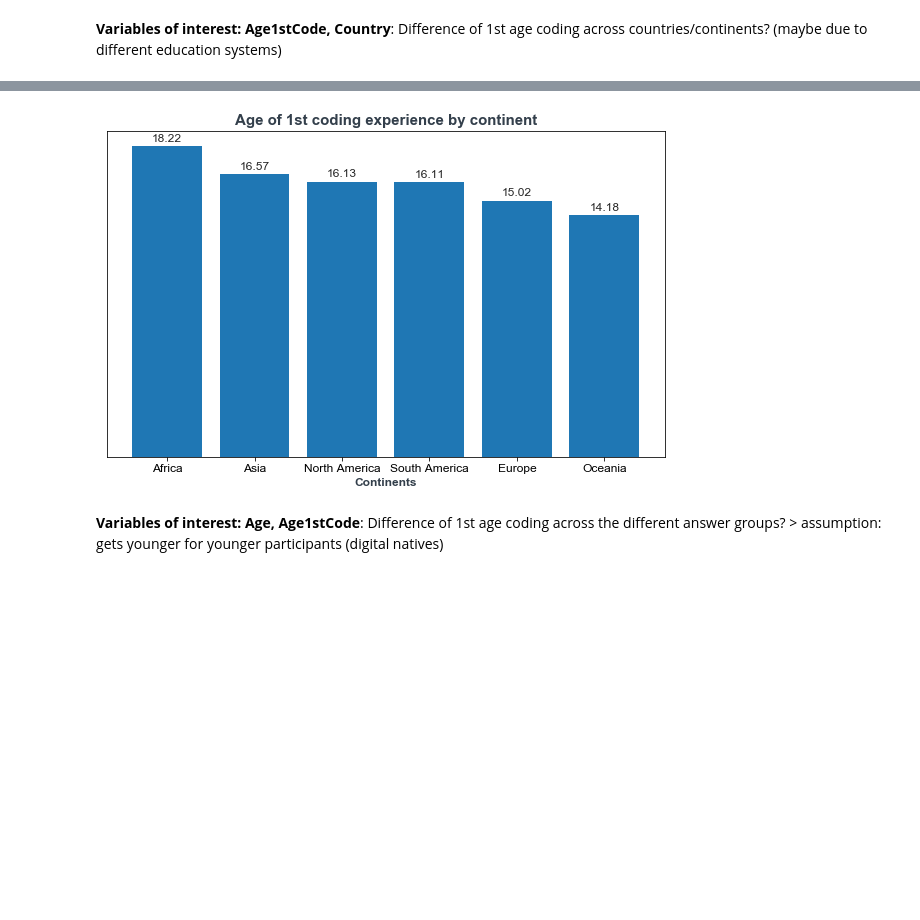
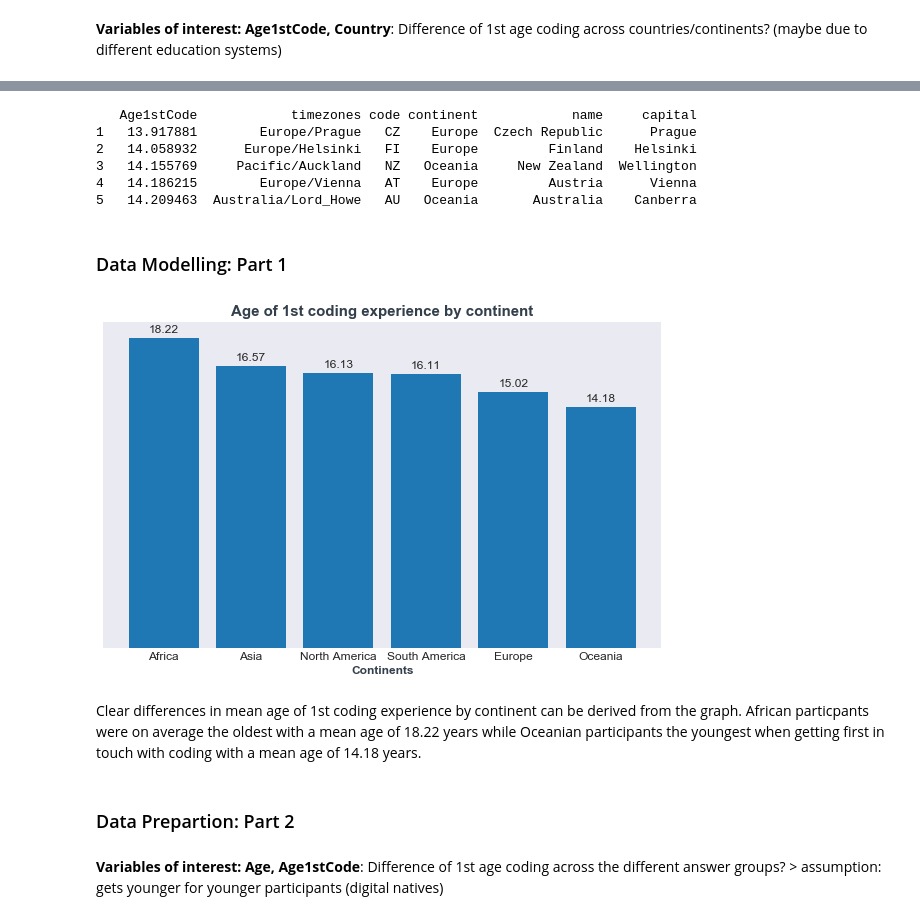
Before and after one commit to joerg-rechinger/udacity_dsnd_project1, a Jupyter notebook: Analyzing_Stackoverflow_2019_Survey.ipynb, the cells around one changed output, grey strips where cells are left out. Cells and saved outputs as stored; diff of their text form; code cells hidden in the pictures; blank space fills up the shorter version.

```diff
--- a/Analyzing_Stackoverflow_2019_Survey.ipynb
+++ b/Analyzing_Stackoverflow_2019_Survey.ipynb
@@ -115,4 +230,16 @@ data=data.reset_index(drop=True)
 # %%
 #merge the continent dataframe with our previous df on country information
 df_withcontinent=pd.merge(df_country, data, how='left', left_on='Country', right_on='name')
+#drop rows that don't have a continent information
+df_withcontinent=df_withcontinent.dropna(subset=['continent'], axis=0)
+print(df_withcontinent.head())
+# %% [output]
+   Age1stCode            timezones code continent            name     capital
+1   13.917881        Europe/Prague   CZ    Europe  Czech Republic      Prague
+2   14.058932      Europe/Helsinki   FI    Europe         Finland    Helsinki
+3   14.155769     Pacific/Auckland   NZ   Oceania     New Zealand  Wellington
+4   14.186215        Europe/Vienna   AT    Europe         Austria      Vienna
+5   14.209463  Australia/Lord_Howe   AU   Oceania       Australia    Canberra
+# %% [markdown]
+### Data Modelling: Part 1
 # %%
@@ -120,31 +247,18 @@ df_withcontinent=pd.merge(df_country, data, how='left', left_on='Country', right
 continent_means=df_withcontinent.groupby('continent')['Age1stCode'].mean().sort_values(ascending=False).values
 continents=df_withcontinent.groupby('continent')['Age1stCode'].mean().sort_values(ascending=False).index
-# %%
-#https://matplotlib.org/3.1.1/gallery/lines_bars_and_markers/barchart.html
-#https://scentellegher.github.io/visualization/2018/10/10/beautiful-bar-plots-matplotlib.html
-#bar chart for analyzing the mean age of 1st coding experience by continents
-fig, ax = plt.subplots(figsize=(10,6))
-plt.style.use('seaborn-dark')
-ax.set_xlabel('Continents', fontsize=12, fontweight='black', color = '#333F4B')
-ax.tick_params(axis='both', which='major', labelsize=12)
-country=ax.bar(continents, continent_means)
-ax.set_title('Age of 1st coding experience by continent',fontsize=15, fontweight='black', color = '#333F4B')
-
-def autolabel(continents):
-    """Attach a text label above each bar in *rects*, displaying its height."""
-    for continent in continents:
-        height = continent.get_height()
-        ax.annotate('{}'.format(round(height,2)), fontsize=12,
-                    xy=(continent.get_x() + continent.get_width() / 2, height),
-                    xytext=(0, 3),  # 3 points vertical offset
-                    textcoords="offset points",
-                    ha='center', va='bottom')
-
-autolabel(country)
-cur_axes = plt.gca()
-cur_axes.axes.get_yaxis().set_visible(False)
-plt.savefig('1stcoding_by_continent.png');
-# %% [output]
-[figure, removed]
+# %%
+#bar chart for analyzing the mean age of 1st coding experience by continents
+barplot, fig, ax = create_barplot(x_values=continents, y_values=continent_means, x_label='Continents', chart_title='Age of 1st coding experience by continent')
+
+autolabel(barplot)
+cur_axes = plt.gca()
+cur_axes.axes.get_yaxis().set_visible(False)
+plt.savefig('1stcoding_by_continent.png');
+# %% [output]
+[figure, added]
+# %% [markdown]
+Clear differences in mean age of 1st coding experience by continent can be derived from the graph. African particpants were on average the oldest with a mean age of 18.22 years while Oceanian participants the youngest when getting first in touch with coding with a mean age of 14.18 years.
+# %% [markdown]
+### Data Prepartion: Part 2
 # %% [markdown]
 __Variables of interest: Age, Age1stCode__: Difference of 1st age coding across the different answer groups? > assumption: gets younger for younger participants (digital natives)
```
Also changed, not shown: parts of 36 cells of this notebook.
